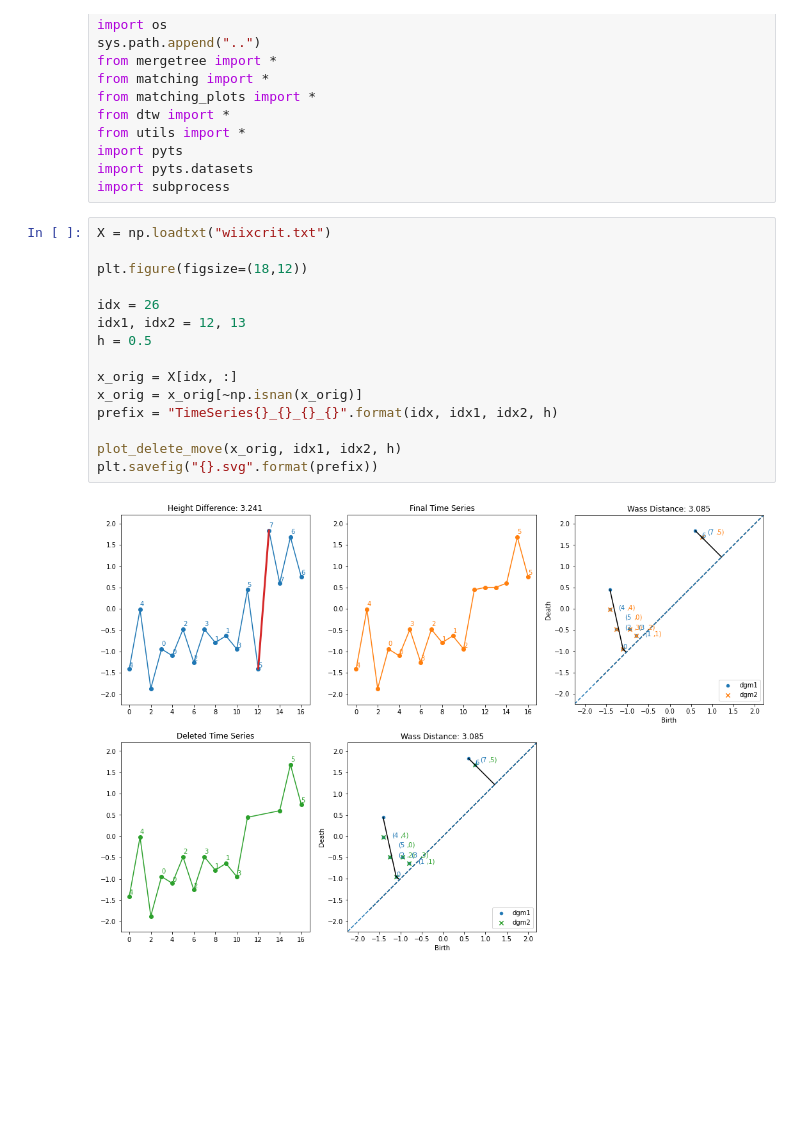
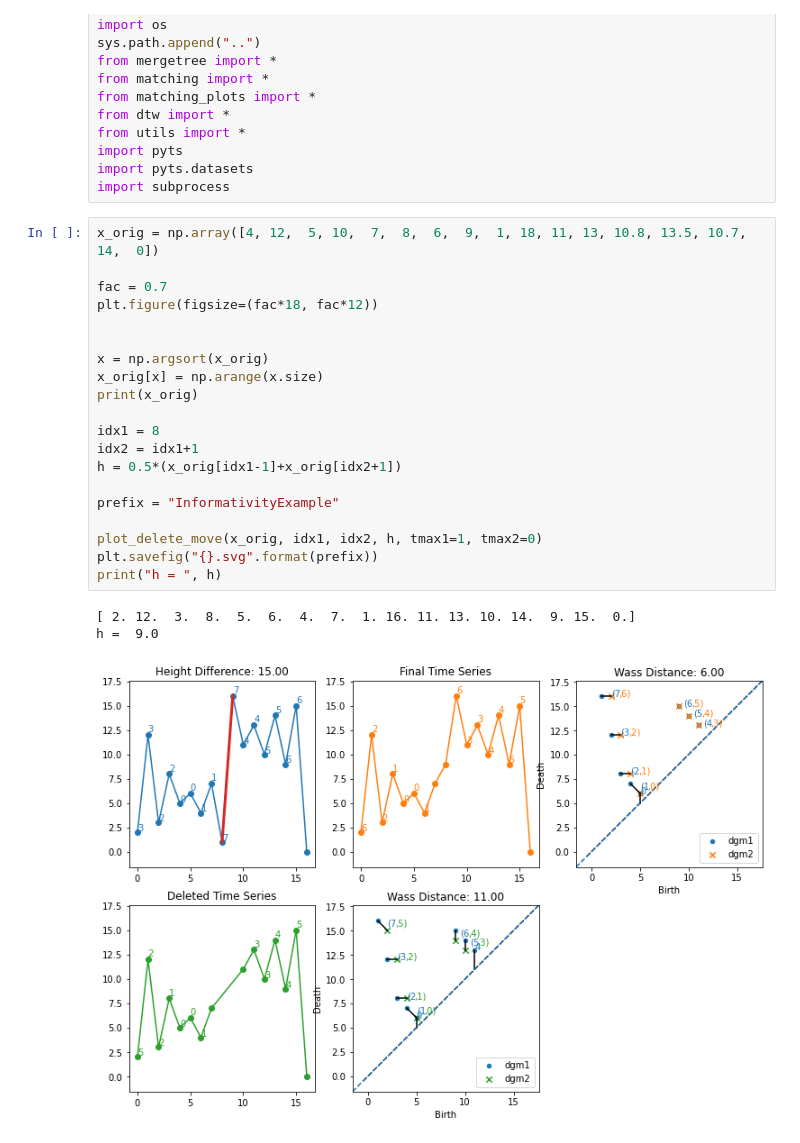
Before and after one commit to UrsinusREU2022MergeTrees/MergeTrees, a Jupyter notebook: notebooks/DOPE_Informativity_Check.ipynb, the cells around one changed output. Drawn from its saved outputs; the diff is of its cells as text; blank space fills up the shorter version.

```diff
--- a/notebooks/DOPE_Informativity_Check.ipynb
+++ b/notebooks/DOPE_Informativity_Check.ipynb
@@ -18,22 +18,29 @@ import pyts
 import pyts.datasets
 import subprocess
 # %%
-X = np.loadtxt("wiixcrit.txt")
+x_orig = np.array([4, 12,  5, 10,  7,  8,  6,  9,  1, 18, 11, 13, 10.8, 13.5, 10.7, 14,  0])
 
-plt.figure(figsize=(18,12))
+fac = 0.7
+plt.figure(figsize=(fac*18, fac*12))
 
-idx = 26
-idx1, idx2 = 12, 13
-h = 0.5
 
-x_orig = X[idx, :]
-x_orig = x_orig[~np.isnan(x_orig)]
-prefix = "TimeSeries{}_{}_{}_{}".format(idx, idx1, idx2, h)
+x = np.argsort(x_orig)
+x_orig[x] = np.arange(x.size)
+print(x_orig)
 
-plot_delete_move(x_orig, idx1, idx2, h)
+idx1 = 8
+idx2 = idx1+1
+h = 0.5*(x_orig[idx1-1]+x_orig[idx2+1])
+
+prefix = "InformativityExample"
+
+plot_delete_move(x_orig, idx1, idx2, h, tmax1=1, tmax2=0)
 plt.savefig("{}.svg".format(prefix))
+print("h = ", h)
 # %% [output]
+[ 2. 12.  3.  8.  5.  6.  4.  7.  1. 16. 11. 13. 10. 14.  9. 15.  0.]
+h =  9.0
-[figure, old version]
+[figure, new version]
 # %%
 plt.figure(figsize=(18,12))
 n_frames=100
```
Also changed, not shown: parts of 1 cell of this notebook, 4 other files.
